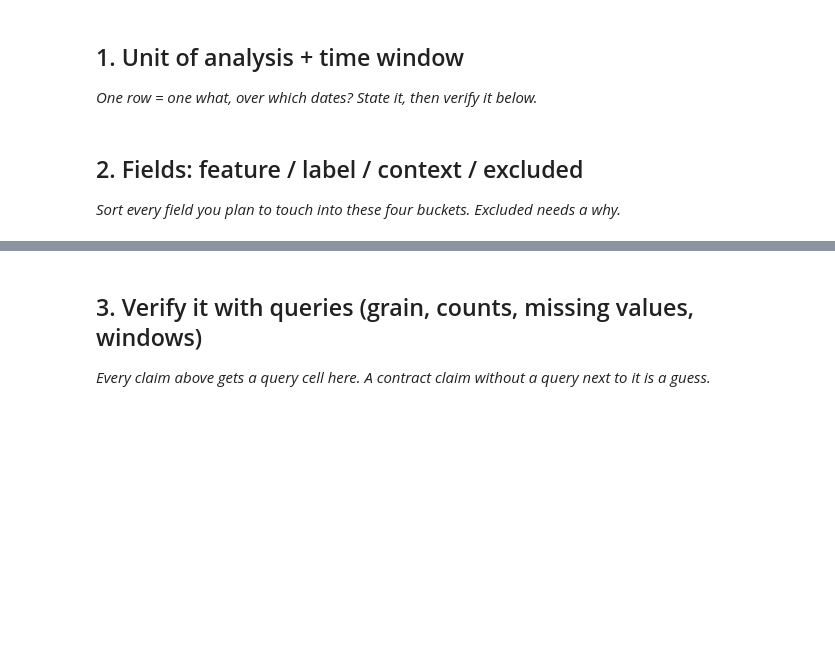
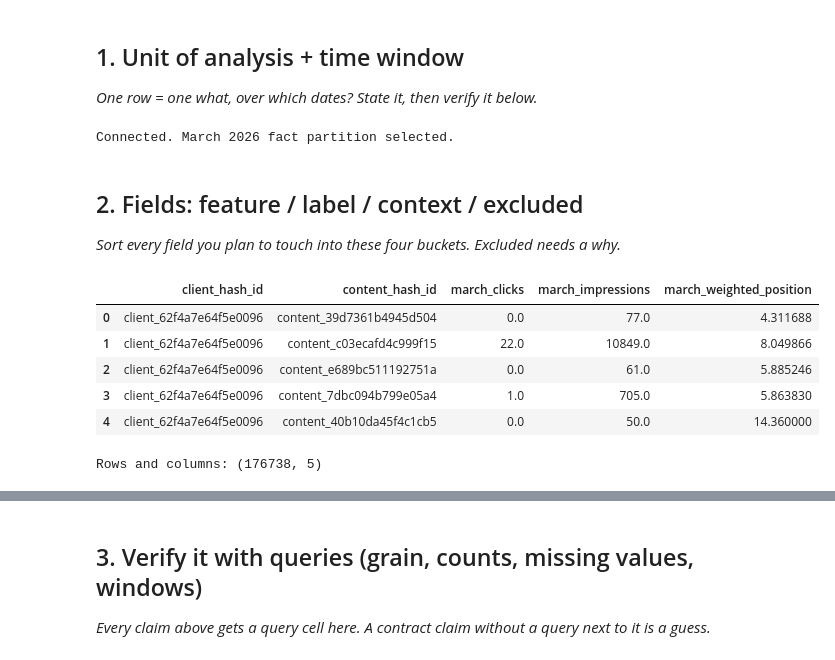
Before and after one commit to kundanmrj5-dev/Flyrrank-ml-Internship, a Jupyter notebook: work/notebooks/w03_data_contract.ipynb, the cells around one changed output, grey strips where cells are left out. Cells and saved outputs as stored; diff of their text form; code cells hidden in the pictures; blank space fills up the shorter version.

```diff
--- a/work/notebooks/w03_data_contract.ipynb
+++ b/work/notebooks/w03_data_contract.ipynb
@@ -13,6 +15,38 @@ This skeleton is yours to fill. Work the sections **in order** — each one has
 # %%
 # This cell is for CODE (numbers, a query, a check).
 # Write your text answer in the cell ABOVE this one — typing sentences here breaks Run All.
+# %%
+!pip -q install duckdb
+
+import duckdb
+from google.colab import userdata
+
+token = userdata.get("HF_TOKEN")
+if not token:
+    raise ValueError("Colab Secret HF_TOKEN is missing. Add it in the Secrets panel.")
+
+con = duckdb.connect()
+con.execute("INSTALL httpfs")
+con.execute("LOAD httpfs")
+
+# Keep the token in the running session; don't print it.
+con.execute("SET VARIABLE hf_token = ?", [token])
+con.execute("""
+    CREATE OR REPLACE SECRET hf (
+        TYPE huggingface,
+        TOKEN getvariable('hf_token')
+    )
+""")
+del token
+
+FACT = (
+    "hf://datasets/FlyRank/internship-warehouse/"
+    "fact_content_daily_performance/month=2026-03/*.parquet"
+)
+
+print("Connected. March 2026 fact partition selected.")
+# %% [output]
+Connected. March 2026 fact partition selected.
 # %% [markdown]
 ## 2. Fields: feature / label / context / excluded
 
@@ -20,3 +54,28 @@ This skeleton is yours to fill. Work the sections **in order** — each one has
 # %%
 # This cell is for CODE (numbers, a query, a check).
 # Write your text answer in the cell ABOVE this one — typing sentences here breaks Run All.
+# %%
+feature_frame = con.execute(f"""
+    SELECT
+        client_hash_id,
+        content_hash_id,
+        SUM(gsc_clicks) AS march_clicks,
+        SUM(gsc_impressions) AS march_impressions,
+        SUM(gsc_sum_position)
+            / NULLIF(SUM(gsc_impressions), 0) AS march_weighted_position
+    FROM read_parquet('{FACT}')
+    WHERE gsc_data_available IS TRUE
+    GROUP BY client_hash_id, content_hash_id
+    HAVING SUM(gsc_impressions) > 0
+""").df()
+
+display(feature_frame.head())
+print("Rows and columns:", feature_frame.shape)
+# %% [output]
+|  | client_hash_id | content_hash_id | march_clicks | march_impressions | march_weighted_position |
+| 0 | client_62f4a7e64f5e0096 | content_39d7361b4945d504 | 0.0 | 77.0 | 4.311688 |
+| 1 | client_62f4a7e64f5e0096 | content_c03ecafd4c999f15 | 22.0 | 10849.0 | 8.049866 |
+| 2 | client_62f4a7e64f5e0096 | content_e689bc511192751a | 0.0 | 61.0 | 5.885246 |
+| 3 | client_62f4a7e64f5e0096 | content_7dbc094b799e05a4 | 1.0 | 705.0 | 5.863830 |
+| 4 | client_62f4a7e64f5e0096 | content_40b10da45f4c1cb5 | 0.0 | 50.0 | 14.360000 |
+Rows and columns: (176738, 5)
```
Also changed, not shown: parts of 9 cells of this notebook.
